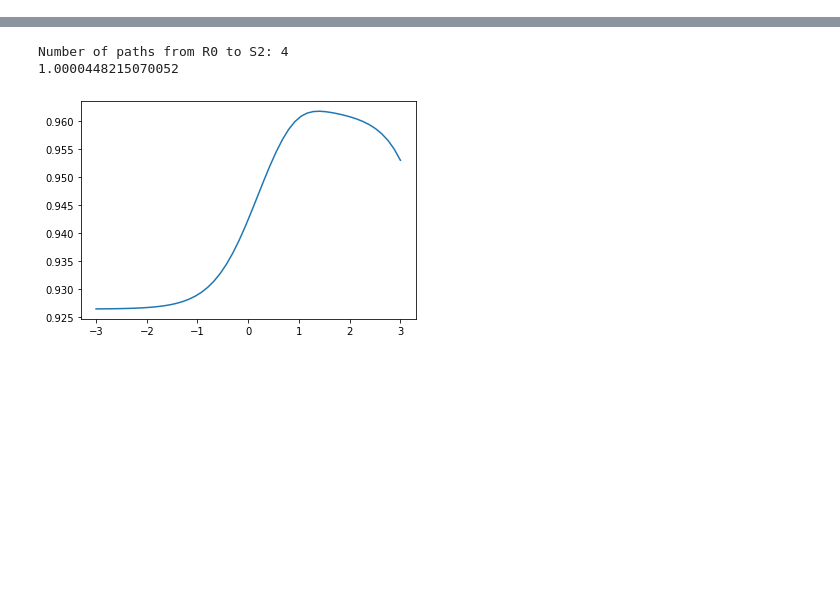
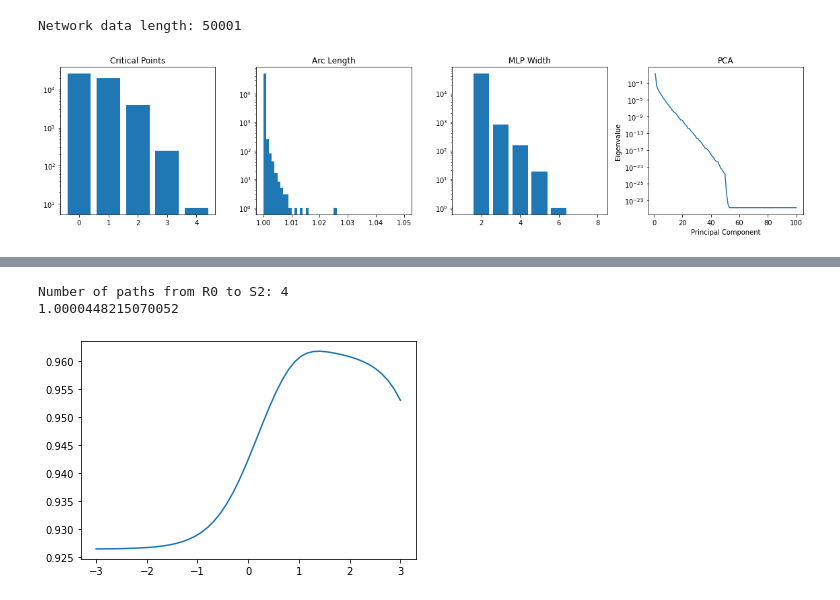
Before and after one commit to csfloyd/GlycanAnalysis, a Jupyter notebook: Python/analyze_data_signaling.ipynb, the cells around one changed output, grey strips where cells are left out. Drawn from its saved outputs; the diff is of its cells as text; code cells hidden in the pictures; blank space fills up the shorter version.

```diff
--- a/Python/analyze_data_signaling.ipynb
+++ b/Python/analyze_data_signaling.ipynb
@@ -4,3 +4,77 @@ import numpy as np
 import pickle
 import matplotlib.pyplot as plt
 import seaborn as sns
+# %%
+path = "/Users/csfloyd/Dropbox/Projects/GlycanAnalysis/AnalyzedData/ff_scan_pr0/"
+param1_values = ["1", "2", "3", "4", "11", "22", "33", "44"]
+pv = "44"
+
+fig, (ax1, ax2, ax3, ax4) = plt.subplots(1, 4, figsize=(16, 4))
+
+file = path + pv + "/critical_points.pkl"
+with open(file, "rb") as f:
+    data = pickle.load(f)
+
+network_data = data['network_data']
+print(f"Network data length: {len(network_data)}")
+
+# Examine the result_value tuple safely
+network = network_data[0]
+results_list = [network_data[i]['result_value'][0] for i in range(len(network_data) - 1)]
+valid_results = [x for x in results_list if x is not None]
+
+ax1.hist(valid_results, bins=range(min(valid_results), max(valid_results) + 2, 1), align='left', rwidth=0.8)
+ax1.set_yscale('log')
+ax1.set_title('Critical Points')
+
+file = path + pv + "/arc_length.pkl"
+with open(file, "rb") as f:
+    data = pickle.load(f)
+
+network_data = data['network_data']
+results_list = [network_data[i]['result_value'] for i in range(len(network_data) - 1)]
+valid_results = [x for x in results_list if x is not None]
+bins = np.linspace(1.0, 1.05, 51)
+
+ax2.hist(valid_results, bins = bins)
+ax2.set_yscale('log')
+ax2.set_title('Arc Length')
+
+
+file = path + pv + "/mlp_width.pkl"
+with open(file, "rb") as f:
+    data = pickle.load(f)
+
+network_data = data['network_data']
+
+# Examine the result_value tuple safely
+network = network_data[0]
+results_list = [network_data[i]['result_value'] for i in range(len(network_data) - 1)]
+valid_results = [x for x in results_list if x is not None]
+
+min_width = 1
+max_width = 8
+ax3.hist(valid_results, bins=range(min_width, max_width + 1, 1), align='left', rwidth=0.8)
+ax3.set_yscale('log')
+ax3.set_title('MLP Width')
+ax3.set_xlim(min_width - 0.5, max_width + 0.5)
+
+
+file = path + pv + "/pca.pkl"
+with open(file, "rb") as f:
+    data = pickle.load(f)
+
+# Get the eigenvalues (principal component values)
+pc_values = data['network_data'][0]['result_value']['explained_variance']
+
+# Plot principal component values in descending order on ax4
+ax4.plot(range(1, len(pc_values)+1), pc_values, '-', label=f'pv={pv}')
+ax4.set_yscale('log')
+ax4.set_title('PCA')
+ax4.set_xlabel('Principal Component')
+ax4.set_ylabel('Eigenvalue')
+
+plt.tight_layout()
+# %% [output]
+Network data length: 50001
+[figure, added]
```
Also changed, not shown: parts of 13 cells of this notebook, 11 other files.
